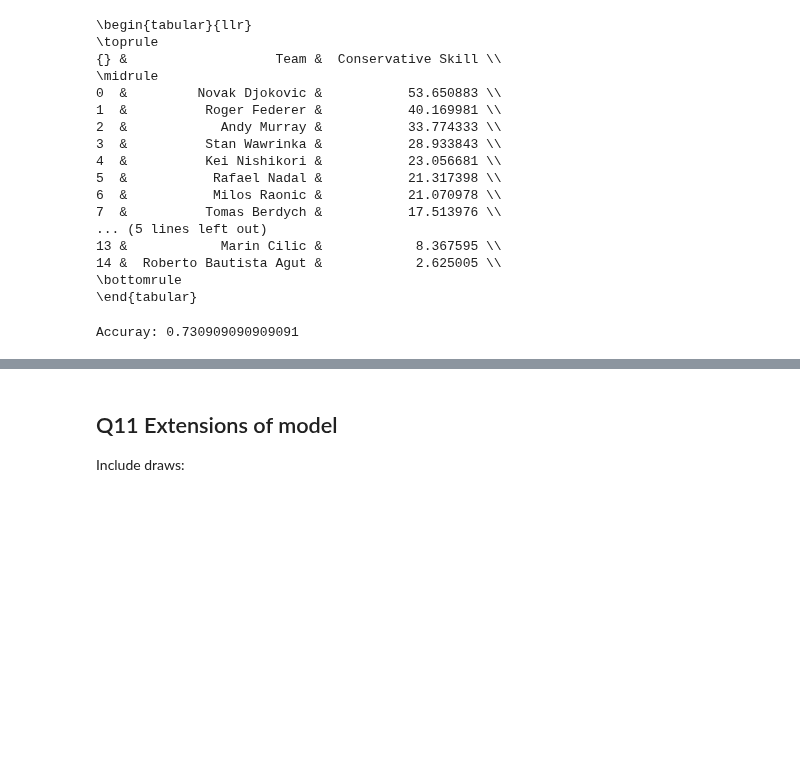
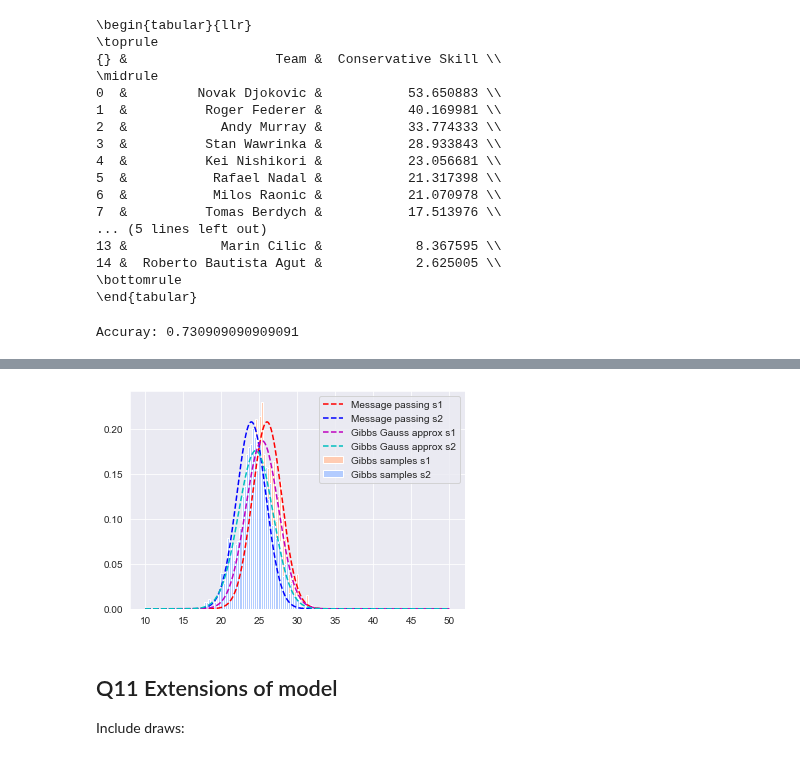
Before and after one commit to bcwein/1RT705APML-Project, a Jupyter notebook: runme.ipynb, the cells around one changed output, grey strips where cells are left out. Drawn from its saved outputs; the diff is of its cells as text; code cells hidden in the pictures; blank space fills up the shorter version.

```diff
--- a/runme.ipynb
+++ b/runme.ipynb
@@ -790,3 +623,98 @@ Accuray: 0.730909090909091
+# %%
+from scipy.stats import truncnorm, norm
+
+def MultiplyGauss(m1, s1, m2, s2):
+    #Multiplication of two Normal distributions
+    #N(m, s) = N(m1, s1)*N(m2, s2)
+
+    s = s1*s2/(s1 + s2)
+    m = (m1*s2 + m2*s1)/(s1 + s2)
+    return m, s
+
+def DivideGauss(m1, s1, m2, s2):
+    #Division of two Normal distributions
+    #N(m, s) = N(m1, s1)/N(m2, s2)
+
+    m, s = MultiplyGauss(m1, s1, m2, -s2)
+    return m, s
+
+def TruncGauss(m0, s0, a, b):
+    #Approxiamtion of the truncated Gaussian:
+    #N(m0, s0) on the interval [a, b]
+    sd = np.sqrt(s0)
+    a_scaled, b_scaled = (a - m0)/sd, (b - m0)/sd
+    m = truncnorm.mean(a_scaled, b_scaled, loc=m0, scale=sd)
+    s = truncnorm.mean(a_scaled, b_scaled, loc=m0, scale=sd)
+    return m, s
+
+#Hyperparameters from earlier
+m_s1 = 25 #Mean of s1
+s_s1 = 5 #Variance of s1
+m_s2 = 25 #Mean of s2
+s_s2 = 5 #Variance of s2
+s_ts = 5 #Variance of t|s
+y = 1 #Message from y node
+
+def MessagePassing(m_s1, s_s1, m_s2, s_s2, s_ts):
+    #Messages from f1 -> s1 -> f3 -> t, f2 -> s2 -> f3 -> t
+    #Maginalize t (Lecture 2)
+    mu3m = m_s1 - m_s2
+    mu3s = s_s1 + s_s2 + s_ts
+
+    #Moment match of the marginal of t
+    if y == 1:
+        a, b = 0, 1000 #1000 big enough
+    else: #-1 is the only other option
+        a, b = -1000, 0
+    mu4m, mu4s = TruncGauss(mu3m, mu3s, a, b)
+
+    #Message backwards from node t to f3
+    mu5m, mu5s = DivideGauss(mu4m, mu4s, mu3m, mu3s)
+
+    #Messages from f3 to node s1 and s2
+    mu6m = m_s2 + mu5m #s1
+    mu6s = s_s2 + mu5s + s_ts
+    mu7m = m_s1 - mu5m #s2
+    mu7s = s_s1 + mu5s + s_ts
+
+    #Marginalize s1, s2
+    pm_s1, ps_s1 = MultiplyGauss(mu6m, mu6s, m_s1, s_s1) #s1
+    pm_s2, ps_s2 = MultiplyGauss(mu7m, mu7s, m_s2, s_s2) #s2
+
+    return pm_s1, ps_s1, pm_s2, ps_s2
+
+
+pm_s1, ps_s1, pm_s2, ps_s2 = MessagePassing(m_s1, s_s1, m_s2, s_s2, s_ts)
+
+L = 1000
+burn = 50
+x = np.linspace(10, 50, 500)
+
+#PDF
+s1_pdf = norm.pdf(x, pm_s1, np.sqrt(ps_s1))
+s2_pdf = norm.pdf(x, pm_s2, np.sqrt(ps_s2))
+
+# Priors
+sigma_s = np.array([[s_s1, 0], [0, s_s2]])
+mu_s = np.array([m_s1, m_s2])
+
+# Sample
+s1, s2, t = gibbsSampler(L+burn, mu_s, sigma_s, burn)
+s1gauss = gaussianApprox(s1)
+s2gauss = gaussianApprox(s2)
+
+#Plot
+plt.plot(x,s1_pdf,'--r',label='Message passing s1')
+plt.plot(x,s2_pdf,'--b',label='Message passing s2')
+plt.plot(x,s1gauss.pdf(x),'--m',label='Gibbs Gauss approx s1')
+plt.plot(x,s2gauss.pdf(x),'--c',label='Gibbs Gauss approx s2')
+plt.hist(s1, bins=50, density=True, label='Gibbs samples s1',color=(1,0.8,0.7))
+plt.hist(s2, bins=50, density=True, label='Gibbs samples s2',color=(0.7,0.8,1))
+plt.legend()
+plt.savefig('Gibbs_vs_MP.png')
+plt.show()
+# %% [output]
+[figure, added]
 # %% [markdown]
 ## Q11 Extensions of model
 
```
Also changed, not shown: parts of 29 cells of this notebook.
